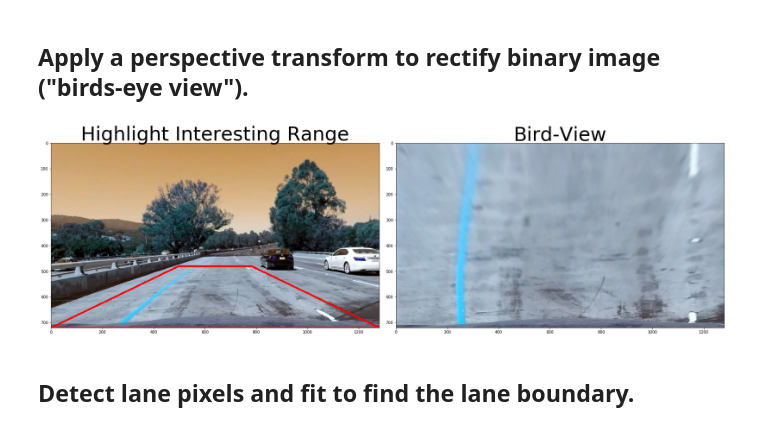
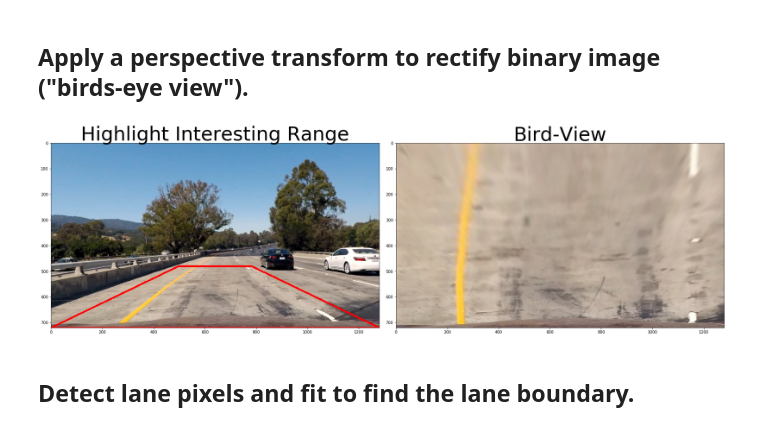
Before and after one commit to Leon-Cao/Second_Project_of_Auto_Drive_udacity, a Jupyter notebook: Advanced_Lane_Finding.ipynb, the cells around one changed output. Saved outputs shown, nothing was run; the diff lists cells and outputs as text; code cells hidden in the pictures.

Commit message:
Change open image function from cv2.imread to mpimg.imread. Better for output

```diff
--- a/Advanced_Lane_Finding.ipynb
+++ b/Advanced_Lane_Finding.ipynb
@@ -41,8 +41,8 @@ def calibration_camare(images, column_point=6, row_point=9):
 
     # Step through the list and search for chessboard corners
     for fname in images:
-        img = cv2.imread(fname)
-        gray = cv2.cvtColor(img,cv2.COLOR_BGR2GRAY)
+        img = mpimg.imread(fname)
+        gray = cv2.cvtColor(img,cv2.COLOR_RGB2GRAY)
 
         # Get img_size
         img_size = (img.shape[1], img.shape[0])
@@ -104,7 +104,6 @@ def abs_sobel_thres(gray_image, orient='x', thresh = (0, 255), sobel_kernel=11):
     '''
     Do Sobel transform based on input gray image.
     Only keep points larger than thresh_min and less than thresh_max and return.
-    Image should be opened by cv2.imread, BGR.
 
     gray_image: grayed image
     orient: 'x' axis-x, 'y' axis-y
@@ -132,7 +131,6 @@ def abs_sobel_thres(gray_image, orient='x', thresh = (0, 255), sobel_kernel=11):
 def mag_sobel_thres(gray_image, thresh=(0,255), sobel_kernel=11):
     '''
     Return magnitude sobelx and sobely. Also apply thresh and kernel
-    Image should be opened by cv2.imread, BGR.
 
     After test on test1.jpg, thresh=(20, 70)
     '''
@@ -153,7 +151,6 @@ def mag_sobel_thres(gray_image, thresh=(0,255), sobel_kernel=11):
 def dir_sobel_thres(gray_image, thresh=(0,np.pi/2), sobel_kernel=15):
     '''
     Return direction processed sobel value. Also apply thresh and kernel
-    Image should be opened by cv2.imread, BGR.
 
     After test on test1.jpg, thresh=(0.7, 1.3)
     '''
@@ -172,7 +169,6 @@ def combine_sobel_thresh(undist_image, save_name, thresh_comb=([0,255],[0,255],[
                          kernel_comb=([3,3,3]), debug_print=0):
     '''
     Combine sobelx, sobely, sobel_mag, sobel_dir. Also apply thresh and kernel
-    Image should be opened by cv2.imread, BGR.
     '''
     gray_image = cv2.cvtColor(undist_image, cv2.COLOR_BGR2GRAY)
     # Saparate thresh and kernel
@@ -219,11 +215,11 @@ def combine_sobel_thresh(undist_image, save_name, thresh_comb=([0,255],[0,255],[
 def R_channel_thres(image, thresh=(0, 255)):
     '''
     Return binary value of Red channel
-    Image should be opened by cv2.imread, BGR.
+    Image should be opened by mpimg.imread, RGB.
 
     After test on test1.jpg, thresh=(220,255)
     '''
-    r_channel = image[:,:,2]
+    r_channel = image[:,:,0]
     #plt.imshow(r_channel)
     #print(r_channel)
     r_binary = np.zeros_like(r_channel)
@@ -274,7 +270,7 @@ sobelX_sChannel_binary = []
 combine_image_num = 0
 for fname in test_images:
     # Read image and get combine binary
-    image = cv2.imread(fname)
+    image = mpimg.imread(fname)
     undist_image = image_undistort(image, mtx, dist)
     binary = combine_sChannel_sobelX(undist_image, thresh=([150, 255], [20, 100]))
     sobelX_sChannel_binary.append(binary)
@@ -303,19 +299,6 @@ if combine_image_num == 6:
 # %% [markdown]
 ## Apply a perspective transform to rectify binary image ("birds-eye view").
 # %%
-def bird_view_transform(img, original_retangle, target_retangle):
-    '''
-    Generate bird-view image
-    Image should be opened by cv2.imread, BGR.
-    '''
-    # Swrap image
-    src = np.float32([original_retangle[0], original_retangle[1], original_retangle[2], original_retangle[3]])
-    dst = np.float32([target_retangle[0], target_retangle[1], target_retangle[2], target_retangle[3]])
-    tran_matrix = cv2.getPerspectiveTransform(src, dst)
-    birdview_image = cv2.warpPerspective(img, tran_matrix,
-                                         (img.shape[1], img.shape[0]), flags=cv2.INTER_LINEAR)
-    return birdview_image
-
 def draw_retangle_of_interesting(image, retangle, color=[255, 0, 0], thickness=6):
     # Draw Lines of retangle
     #print("retangle",retangle, "retangle[0,0]", retangle[0,0], retangle[0,1])
@@ -415,43 +398,57 @@ def cvt_interesting_range_2_topview_retangle(imshape, vertices):
 
     return eyeviewVertices, topviewVertices
 
-def test_birds_eye():
-    testImage = cv2.imread('test_images/test1.jpg')
+def bird_view_transform(img, original_retangle, target_retangle):
+    '''
+    Generate bird-view image
+    '''
+    # Swrap image
+    src = np.float32([original_retangle[0], original_retangle[1], original_retangle[2], original_retangle[3]])
+    dst = np.float32([target_retangle[0], target_retangle[1], target_retangle[2], target_retangle[3]])
+    tran_matrix = cv2.getPerspectiveTransform(src, dst)
+    birdview_image = cv2.warpPerspective(img, tran_matrix,
+                                         (img.shape[1], img.shape[0]), flags=cv2.INTER_LINEAR)
+    return birdview_image
+
+def test_bird_view_with_interesting_rang(drawInterestingRange):
+    testImage = mpimg.imread('test_images/test1.jpg')
+
     undistImage = cv2.undistort(testImage, mtx, dist, None, mtx)
-    imageShape = testImage.shape
+    imageShape = undistImage.shape
 
     centerPoint = find_center_point(undistImage)
-    miniY = find_minimal_y(image)
+    miniY = find_minimal_y(undistImage)
     #print(centerPoint, miniY)
 
     ret, vertices = find_interesting_range_of_image(undistImage, centerPoint, miniY)
     if ret == True:
         #print("vertices", vertices)
         masked_edges = region_of_interest(undistImage, vertices)
         #plt.imshow(masked_edges)
     else:
         print("Center point and miniY mismatch")
 
     eyeviewVertices, birdViewVertices = cvt_interesting_range_2_topview_retangle(undistImage.shape, vertices)
     #print("eyeviewVertices",eyeviewVertices, "birdViewVertices",birdViewVertices)
 
     birdViewImage = bird_view_transform(undistImage, eyeviewVertices, birdViewVertices)
     #plt.imshow(birdViewImage)
 
-    undistImage = draw_retangle_of_interesting(undistImage, vertices[0])
-    #birdViewImage = draw_retangle_of_interesting(birdViewImage, birdViewVertices)
+    if drawInterestingRange == True:
+        undistImage = draw_retangle_of_interesting(undistImage, vertices[0])
+        #birdViewImage = draw_retangle_of_interesting(birdViewImage, birdViewVertices)
 
     f, (ax1, ax2) = plt.subplots(1, 2, figsize=(24, 9))
     f.tight_layout()
     ax1.imshow(undistImage)
     ax1.set_title('Highlight Interesting Range', fontsize=50)
     ax2.imshow(birdViewImage)
     ax2.set_title('Bird-View', fontsize=50)
     plt.savefig('output_images/bird-eyes-view.jpg')
     plt.subplots_adjust(left=0., right=1, top=0.9, bottom=0.)
 
-test_birds_eye()
+test_bird_view_with_interesting_rang(True)
 # %% [output]
-[figure, old version]
+[figure, new version]
 # %% [markdown]
 ## Detect lane pixels and fit to find the lane boundary.
```
Also changed, not shown: parts of 2 cells of this notebook.
